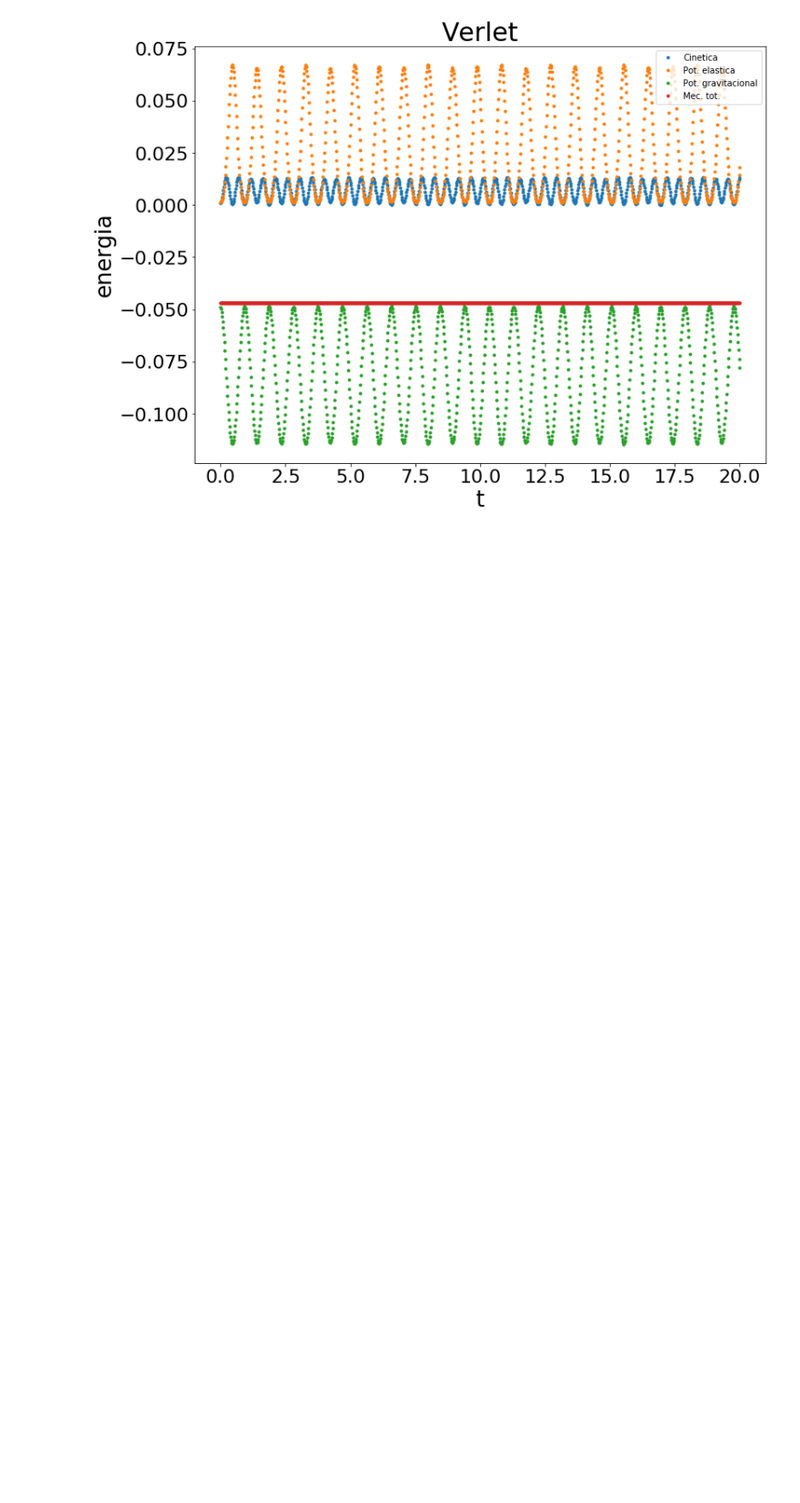
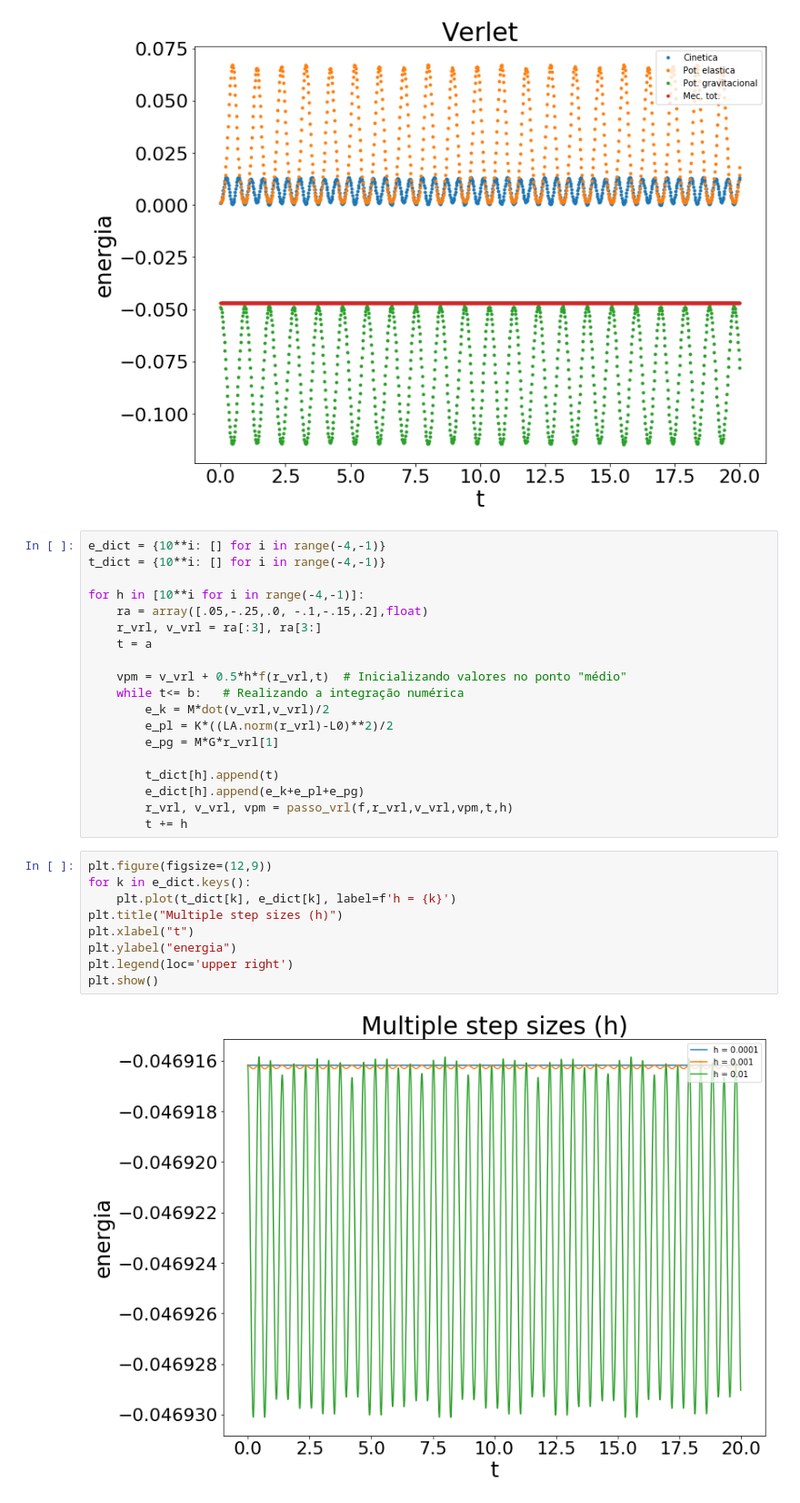
Before and after one commit to felipe-gm/-ifusp_fiscomp_2, a Jupyter notebook: 2020_04_15/Questao2_2.ipynb, the cells around one changed output. Shown at 91% size. Cells and saved outputs as stored; diff of their text form; blank space fills up the shorter version.

```diff
--- a/2020_04_15/Questao2_2.ipynb
+++ b/2020_04_15/Questao2_2.ipynb
@@ -78,3 +78,33 @@ plt.legend(loc='upper right')
 plt.show()
 # %% [output]
 [figure]
+# %%
+e_dict = {10**i: [] for i in range(-4,-1)}
+t_dict = {10**i: [] for i in range(-4,-1)}
+
+for h in [10**i for i in range(-4,-1)]:
+    ra = array([.05,-.25,.0, -.1,-.15,.2],float)
+    r_vrl, v_vrl = ra[:3], ra[3:]
+    t = a
+
+    vpm = v_vrl + 0.5*h*f(r_vrl,t)  # Inicializando valores no ponto "médio"
+    while t<= b:   # Realizando a integração numérica
+        e_k = M*dot(v_vrl,v_vrl)/2
+        e_pl = K*((LA.norm(r_vrl)-L0)**2)/2
+        e_pg = M*G*r_vrl[1]
+
+        t_dict[h].append(t)
+        e_dict[h].append(e_k+e_pl+e_pg)
+        r_vrl, v_vrl, vpm = passo_vrl(f,r_vrl,v_vrl,vpm,t,h)
+        t += h
+# %%
+plt.figure(figsize=(12,9))
+for k in e_dict.keys():
+    plt.plot(t_dict[k], e_dict[k], label=f'h = {k}')
+plt.title("Multiple step sizes (h)")
+plt.xlabel("t")
+plt.ylabel("energia")
+plt.legend(loc='upper right')
+plt.show()
+# %% [output]
+[figure, added]
```
Also changed, not shown: parts of 3 cells of this notebook, 7 other files.
